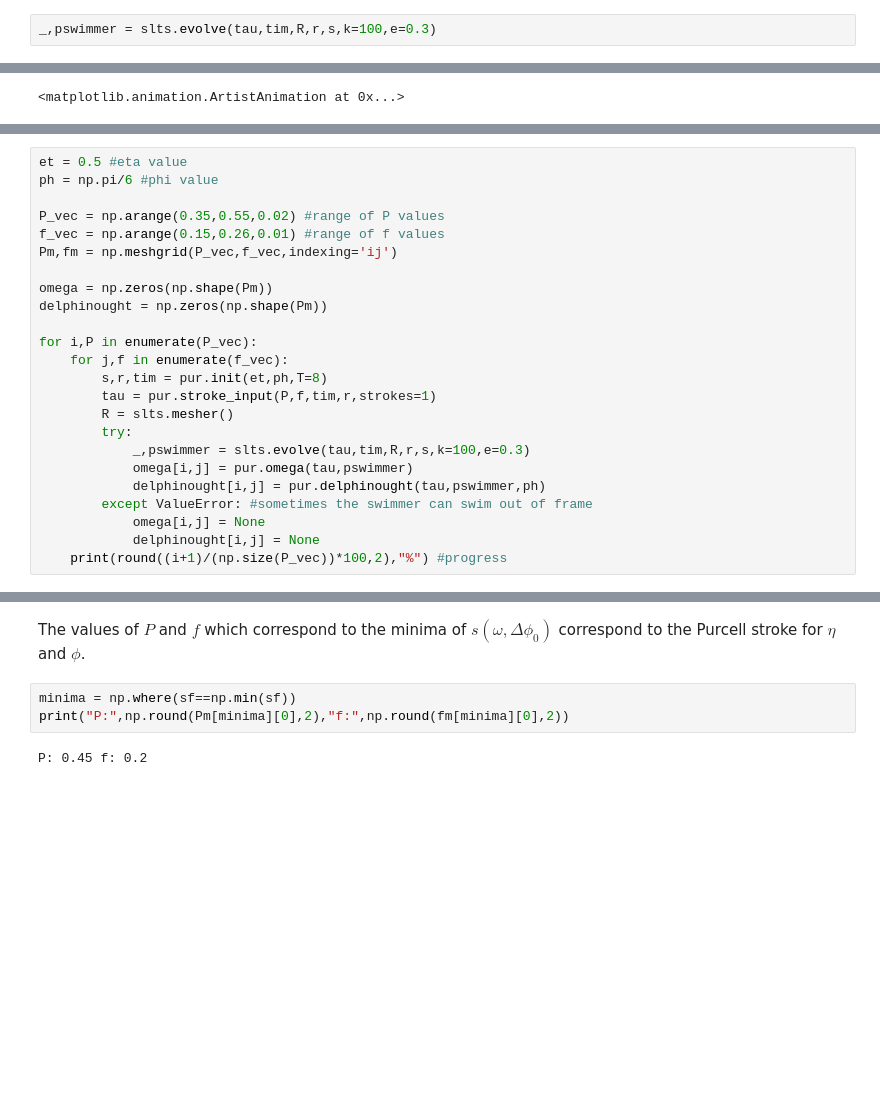
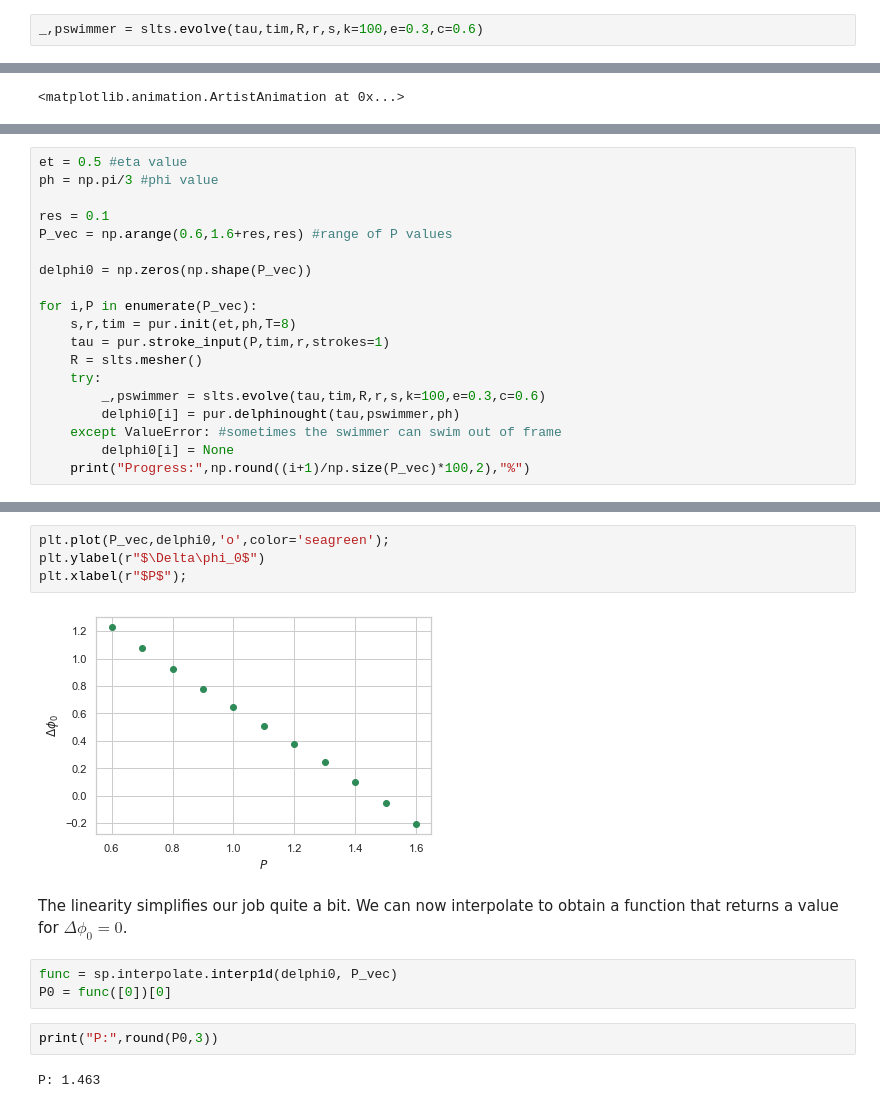
Before and after one commit to shivChitinous/stokes-flow, a Jupyter notebook: purcell_swimmer.ipynb, the cells around one changed output, grey strips where cells are left out. Cells and saved outputs as stored; diff of their text form; blank space fills up the shorter version.

```diff
--- a/purcell_swimmer.ipynb
+++ b/purcell_swimmer.ipynb
@@ -66,7 +63,7 @@ plt.legend(["$q_1 (t)$","$q_2 (t)$"],loc="upper right");
 # %%
 R = slts.mesher()
 # %%
-_,pswimmer = slts.evolve(tau,tim,R,r,s,k=100,e=0.3)
+_,pswimmer = slts.evolve(tau,tim,R,r,s,k=100,e=0.3,c=0.6)
 # %%
 fig = plt.figure(figsize = (4.5,4.5))
 plt.xlim(-1,1); plt.ylim(-1,1)
@@ -103,25 +94,20 @@ Now, we can try sampling over the parameter space to see which values of $P$ and
 # %%
 et = 0.5 #eta value
-ph = np.pi/6 #phi value
+ph = np.pi/3 #phi value
 
-P_vec = np.arange(0.35,0.55,0.02) #range of P values
-f_vec = np.arange(0.15,0.26,0.01) #range of f values
-Pm,fm = np.meshgrid(P_vec,f_vec,indexing='ij')
+res = 0.1
+P_vec = np.arange(0.6,1.6+res,res) #range of P values
 
-omega = np.zeros(np.shape(Pm))
-delphinought = np.zeros(np.shape(Pm))
+delphi0 = np.zeros(np.shape(P_vec))
 
 for i,P in enumerate(P_vec):
-    for j,f in enumerate(f_vec):
-        s,r,tim = pur.init(et,ph,T=8)
-        tau = pur.stroke_input(P,f,tim,r,strokes=1)
-        R = slts.mesher()
-        try:
-            _,pswimmer = slts.evolve(tau,tim,R,r,s,k=100,e=0.3)
-            omega[i,j] = pur.omega(tau,pswimmer)
-            delphinought[i,j] = pur.delphinought(tau,pswimmer,ph)
-        except ValueError: #sometimes the swimmer can swim out of frame
-            omega[i,j] = None
-            delphinought[i,j] = None
-    print(round((i+1)/(np.size(P_vec))*100,2),"%") #progress
+    s,r,tim = pur.init(et,ph,T=8)
+    tau = pur.stroke_input(P,tim,r,strokes=1)
+    R = slts.mesher()
+    try:
+        _,pswimmer = slts.evolve(tau,tim,R,r,s,k=100,e=0.3,c=0.6)
+        delphi0[i] = pur.delphinought(tau,pswimmer,ph)
+    except ValueError: #sometimes the swimmer can swim out of frame
+        delphi0[i] = None
+    print("Progress:",np.round((i+1)/np.size(P_vec)*100,2),"%")
 # %% [output]
@@ -159,7 +125,15 @@ plt.savefig(figfile+"stroke_function_30_0.5.png",dpi=300,bbox_inches="tight")
-# %% [markdown]
-The values of $P$ and $f$ which correspond to the minima of $s(\omega,\Delta\phi_0)$ correspond to the Purcell stroke for $\eta$ and $\phi$.
-# %%
-minima = np.where(sf==np.min(sf))
-print("P:",np.round(Pm[minima][0],2),"f:",np.round(fm[minima][0],2))
-# %% [output]
-P: 0.45 f: 0.2
+# %%
+plt.plot(P_vec,delphi0,'o',color='seagreen');
+plt.ylabel(r"$\Delta\phi_0$")
+plt.xlabel(r"$P$");
+# %% [output]
+[figure, added]
+# %% [markdown]
+The linearity simplifies our job quite a bit. We can now interpolate to obtain a function that returns a value for $\Delta\phi_0=0$.
+# %%
+func = sp.interpolate.interp1d(delphi0, P_vec)
+P0 = func([0])[0]
+# %%
+print("P:",round(P0,3))
+# %% [output]
+P: 1.463
```
Also changed, not shown: parts of 17 cells of this notebook.
